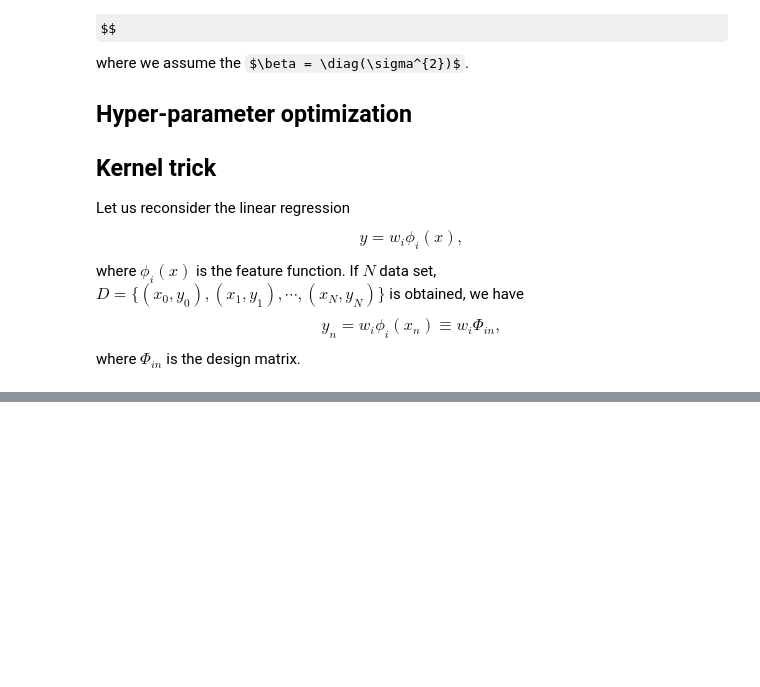
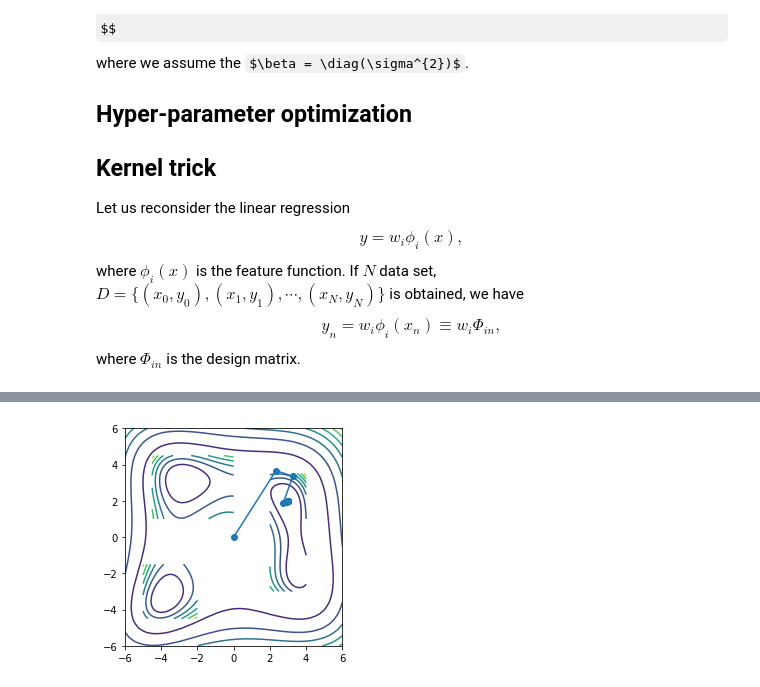
Before and after one commit to h16ki/ising, a Jupyter notebook: src/bayes.ipynb, the cells around one changed output, grey strips where cells are left out. Drawn from its saved outputs; the diff is of its cells as text; code cells hidden in the pictures; some formulas as TeX source; blank space fills up the shorter version.

```diff
--- a/src/bayes.ipynb
+++ b/src/bayes.ipynb
@@ -970,0 +1126,82 @@ plt.xscale("log")
+# %%
+class Module:
+  def __call__(self, x, y):
+    return self.module(x, y)
+
+  def module(self, *x):
+    raise NotImplementedError
+
+  def grad(self, x, y):
+    raise NotImplementedError
+
+class Func:
+  def __call__(self, x, y):
+    return (x**2 + y - 11) ** 2 + (x + y**2 - 7)**2
+
+  def grad(self, x, y):
+    return 2*(2*x*(x**2+y-11) + x+y**2-7), 2*(x**2 + y - 11) + 4*y*(x + y**2 - 7)
+
+  def hessian(self, x, y):
+    return [[4*(3*x**2 + y - 11) + 2, 4*(x+y)], [4*(x+y), 4*(x + 3*y**2 - 7) + 2]]
+
+def newton(func: Func, x0, tol: float=1e-8, max_iter: int=1000):
+  X, Y = [x0[0]], [x0[1]]
+  for i in range(max_iter):
+    x = X[i]
+    y = Y[i]
+    if sum(np.abs(func.grad(x, y))) / len(x0) < tol:
+      break
+    elif i < max_iter:
+      temp = np.array([x, y]) - np.linalg.inv(func.hessian(x, y)) @ func.grad(x, y)
+      X.append(temp[0])
+      Y.append(temp[1])
+    else:
+      X = Y = None
+
+  return X, Y
+
+
+if __name__ == "__main__":
+  plt.gca().set_aspect("equal")
+  f = Func()
+
+  x = np.linspace(-1, 1) * 6
+  y = np.linspace(-1, 1) * 6
+  X, Y = np.meshgrid(x, y)
+  Z = f(X, Y)
+  plt.contour(X, Y, Z)
+
+  x = np.linspace(-5, -2)
+  y = np.linspace(-4.5, -1.5)
+  X, Y = np.meshgrid(x, y)
+  Z = f(X, Y)
+  plt.contour(X, Y, Z)
+
+  x = np.linspace(-4.5, 0)
+  y = np.linspace(1, 4.5)
+  X, Y = np.meshgrid(x, y)
+  Z = f(X, Y)
+  plt.contour(X, Y, Z)
+
+  x = np.linspace(2, 4)
+  y = np.linspace(-3, 3.5)
+  X, Y = np.meshgrid(x, y)
+  Z = f(X, Y)
+  plt.contour(X, Y, Z)
+
+  # x, y = newton(f, (0, 0))
+  # plt.scatter(x, y)
+  bfgs = BFGS()
+  def f(z):
+    x, y = z
+    return (x**2 + y - 11) ** 2 + (x + y**2 - 7)**2
+
+  def df(z):
+    x, y = z
+    return np.array([2*(2*x*(x**2+y-11) + x+y**2-7), 2*(x**2 + y - 11) + 4*y*(x + y**2 - 7)])
+
+  x = bfgs.solve(f, x0=[0, 0], jac=df)
+  # plt.scatter(x[0], x[1])
+  plt.plot(bfgs.path.T[0], bfgs.path.T[1], "o-")
+# %% [output]
+[figure, added]
```
Also changed, not shown: parts of 32 cells of this notebook, 1 other file.
